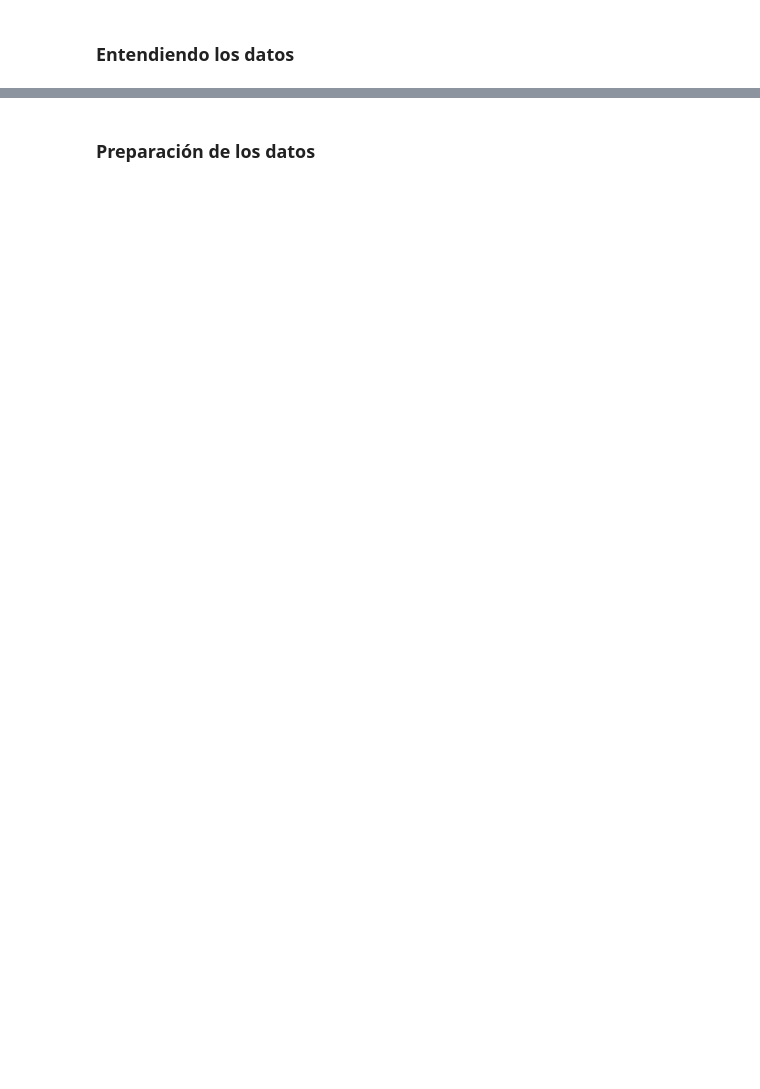
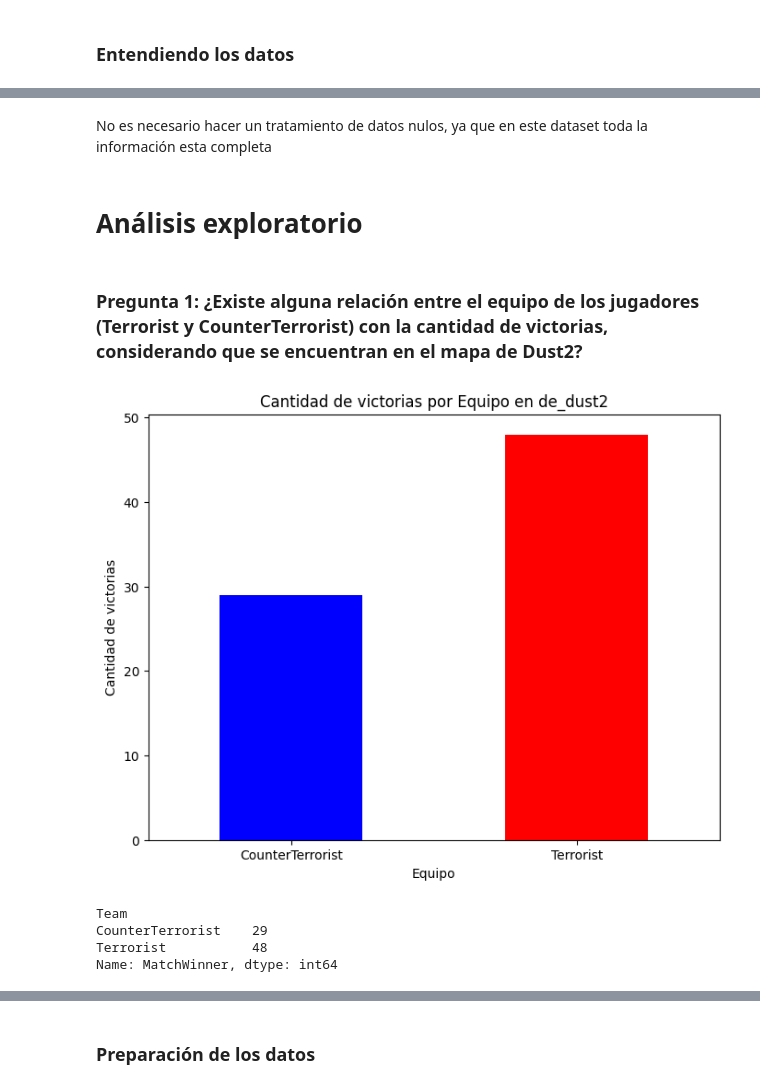
Before and after one commit to Nachi3/Trabajo_Semestral_IA, a Jupyter notebook: 620454_ProyectoSemestral_Plantilla.ipynb, the cells around one changed output, grey strips where cells are left out. Saved outputs shown, nothing was run; the diff lists cells and outputs as text; code cells hidden in the pictures; blank space fills up the shorter version.

Commit message:
First version

```diff
--- a/620454_ProyectoSemestral_Plantilla.ipynb
+++ b/620454_ProyectoSemestral_Plantilla.ipynb
@@ -108,15 +106,0 @@ data_frame
-# %%
-# Carga y visualización del dataset
-data_frame = pd.read_csv("demo_round_traces.csv")
-
-# Creación de columnas para dividir el dataset en diferentes secciones
-nuevas_columnas = data_frame[';Map;Team;InternalTeamId;MatchId;RoundId;SteamId;RoundWinner;MatchWinner;Survived;AbnormalMatch;TimeAlive;ScaledTimeAlive;AvgCentroidDistance;TravelledDistance;AvgRoundVelocity;AvgKillDistance;AvgSiteDistance;RLethalGrenadesThrown;RNonLethalGrenadesThrown;PrimaryAssaultRifle;PrimarySniperRifle;PrimaryHeavy;PrimarySMG;PrimaryPistol;FirstKillTime;RoundKills;RoundAssists;RoundHeadshots;RoundFlankKills;RoundStartingEquipmentValue;TeamStartingEquipmentValue;MatchKills;MatchFlankKills;MatchAssists;MatchHeadshots;AvgMatchKillDist'].str.split(';', expand=True)
-
-# Asignar las nuevas columnas al DataFrame original
-data_frame[['Enumerate', 'Map', 'Team', 'InternalTeamId', 'MatchId', 'RoundId', 'SteamId', 'RoundWinner', 'MatchWinner', 'Survived', 'AbnormalMatch', 'TimeAlive', 'ScaledTimeAlive', 'AvgCentroidDistance', 'TravelledDistance', 'AvgRoundVelocity', 'AvgKillDistance', 'AvgSiteDistance', 'RLethalGrenadesThrown', 'RNonLethalGrenadesThrown', 'PrimaryAssaultRifle', 'PrimarySniperRifle', 'PrimaryHeavy', 'PrimarySMG', 'PrimaryPistol', 'FirstKillTime', 'RoundKills', 'RoundAssists', 'RoundHeadshots', 'RoundFlankKills', 'RoundStartingEquipmentValue', 'TeamStartingEquipmentValue', 'MatchKills', 'MatchFlankKills', 'MatchAssists', 'MatchHeadshots', 'AvgMatchKillDist']] = nuevas_columnas
-
-# Eliminar la columna original, que contenia toda la información
-data_frame = data_frame.drop(columns=[';Map;Team;InternalTeamId;MatchId;RoundId;SteamId;RoundWinner;MatchWinner;Survived;AbnormalMatch;TimeAlive;ScaledTimeAlive;AvgCentroidDistance;TravelledDistance;AvgRoundVelocity;AvgKillDistance;AvgSiteDistance;RLethalGrenadesThrown;RNonLethalGrenadesThrown;PrimaryAssaultRifle;PrimarySniperRifle;PrimaryHeavy;PrimarySMG;PrimaryPistol;FirstKillTime;RoundKills;RoundAssists;RoundHeadshots;RoundFlankKills;RoundStartingEquipmentValue;TeamStartingEquipmentValue;MatchKills;MatchFlankKills;MatchAssists;MatchHeadshots;AvgMatchKillDist'])
-
-# Ahora puedes imprimir el DataFrame con las nuevas columnas divididas
-print(data_frame)
@@ -146,0 +177,35 @@ dtype: object
+# %% [markdown]
+No es necesario hacer un tratamiento de datos nulos, ya que en este dataset toda la información esta completa
+# %% [markdown]
+# Análisis exploratorio
+# %% [markdown]
+### Pregunta 1: ¿Existe alguna relación entre el equipo de los jugadores (Terrorist y CounterTerrorist) con la cantidad de victorias, considerando que se encuentran en el mapa de Dust2?
+# %%
+# Filtrar datos para el mapa de de_inferno y los equipos terrorist y conterterrorist
+filtered_data = data_frame[(data_frame['Map'] == 'de_dust2')]
+
+# Filtramos las partidas para que solo haya un dato que representa esta misma, es decir, no haya partidas duplicadas,
+# ya que solo nos interesa si en esa partida gano el equipo Terrorist o CounterTerrorist
+sin_duplicados = filtered_data.drop_duplicates(['Team', 'MatchId'], keep='first')
+
+# Calcular la cantidad de victorias para cada equipo
+wins_by_team = sin_duplicados.groupby('Team')['MatchWinner'].sum()
+
+# Graficar los datos
+plt.figure(figsize=(8, 6))
+wins_by_team.plot(kind='bar', color=['blue', 'red'])
+
+# Personalización del gráfico
+plt.xlabel('Equipo')
+plt.ylabel('Cantidad de victorias')
+plt.title('Cantidad de victorias por Equipo en de_dust2')
+plt.xticks(rotation=0)  # Para mantener los nombres de los equipos en el eje x
+plt.show()
+
+print(wins_by_team)
+# %% [output]
+[figure, added]
+Team
+CounterTerrorist    29
+Terrorist           48
+Name: MatchWinner, dtype: int64
```
Also changed, not shown: parts of 74 cells of this notebook.
